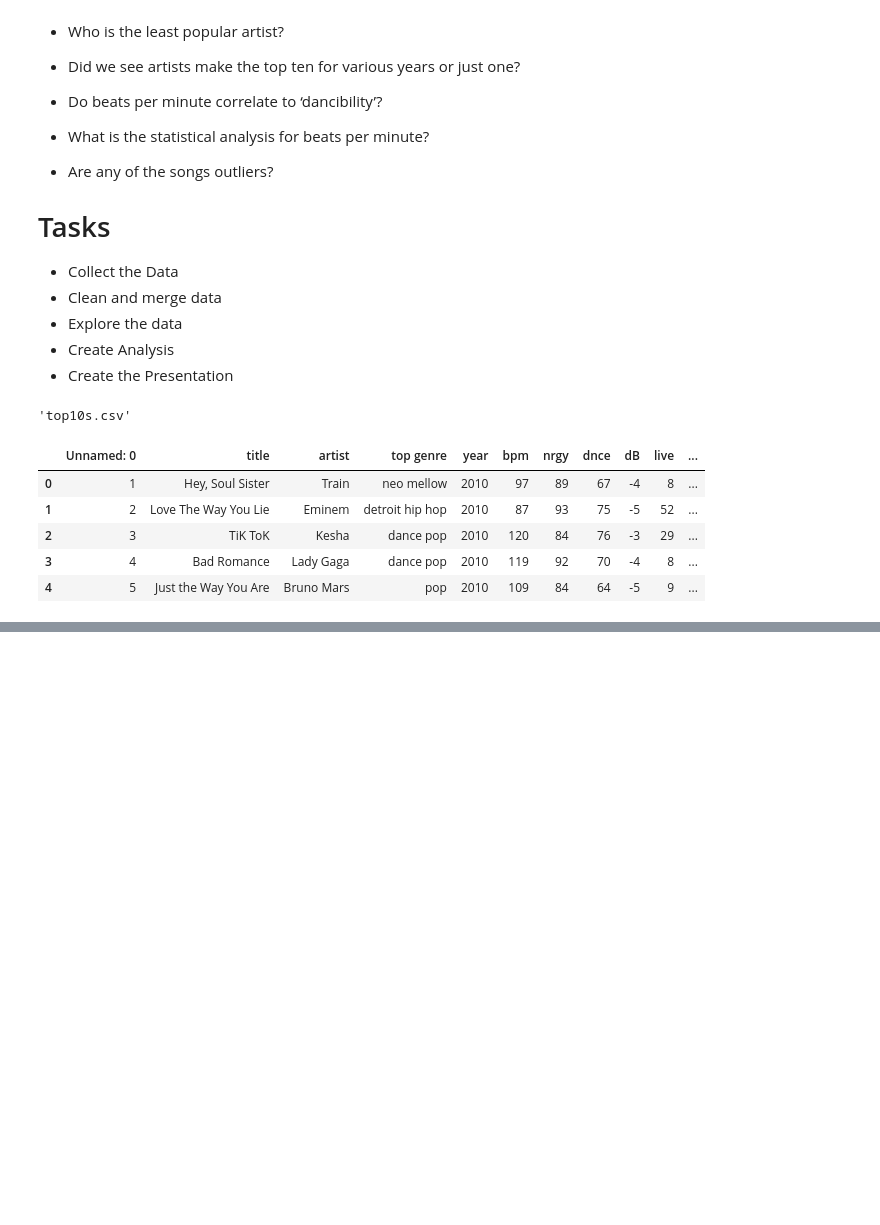
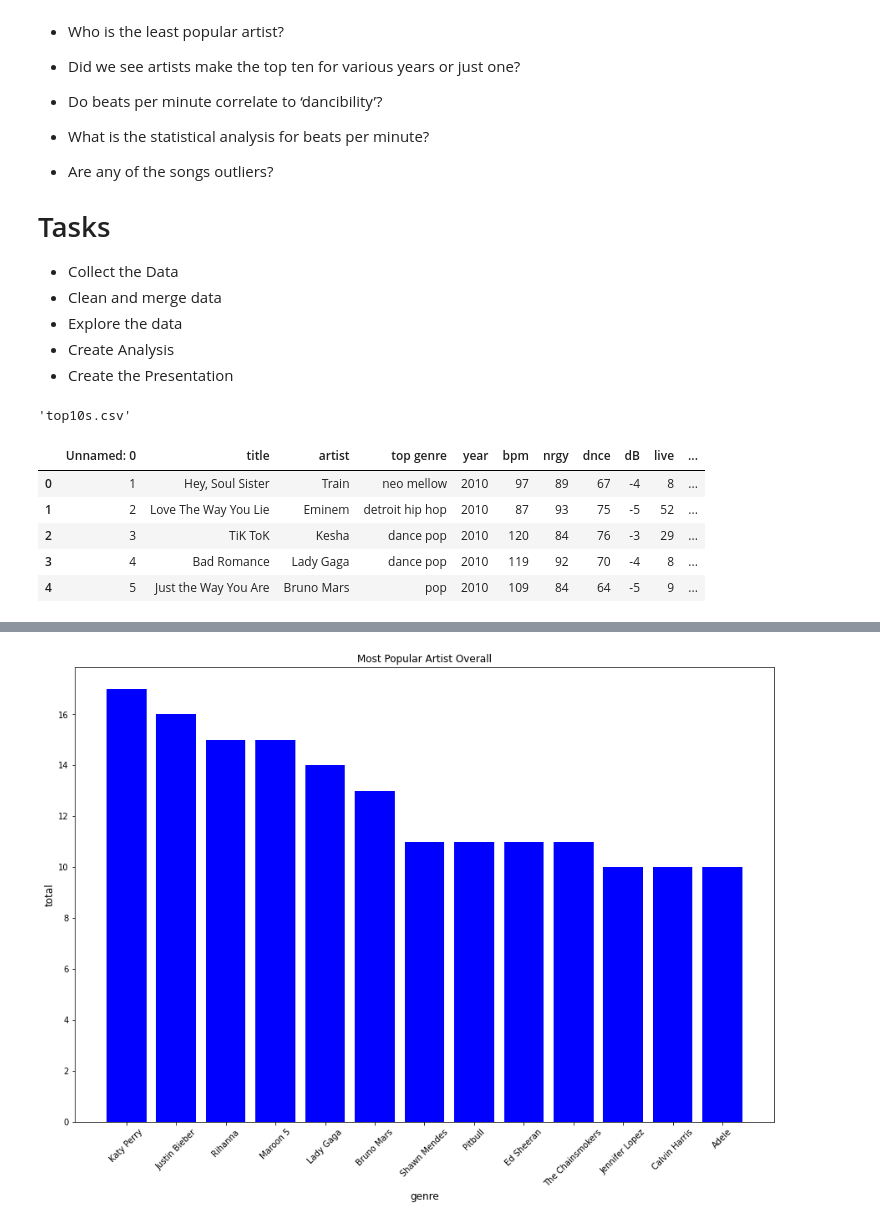
Before and after one commit to Tman2111/butler_groupE_project1, a Jupyter notebook: Team E Project.ipynb, the cells around one changed output, grey strips where cells are left out. Cells and saved outputs as stored; diff of their text form; code cells hidden in the pictures; blank space fills up the shorter version.

```diff
--- a/Team E Project.ipynb
+++ b/Team E Project.ipynb
@@ -117,0 +148,8 @@ top_genre_year_df.head()
+# %%
+# Most popular artist overall
+top_artist_df = pd.DataFrame({"total":  music_data_pd["artist"].value_counts()})
+top_artist_df = top_artist_df[(top_artist_df['total']>9)]
+top_artist_df = top_artist_df.sort_values("total", ascending=False)
+top_artist_df.reset_index(inplace=True)
+top_artist_df.columns = ["artist", "total"]
+top_artist_df
@@ -117,0 +171,18 @@ top_genre_year_df.head()
+# %%
+# Graph most popular artist overall
+plt.figure(figsize=[15,10])
+x_values=top_artist_df['artist']
+y_values=top_artist_df['total']
+
+plt.bar(x_values, y_values, color = 'b')
+plt.xlabel('genre', fontsize = 12)
+plt.xticks(rotation='45')
+
+plt.ylabel('total', fontsize = 12)
+plt.title('Most Popular Artist Overall')
+plt.show()
+
+# save plot as .pngs
+#plt.savefig("../Most Popular Genre Overall.png")
+# %% [output]
+[figure, added]
```
Also changed, not shown: parts of 9 cells of this notebook.
